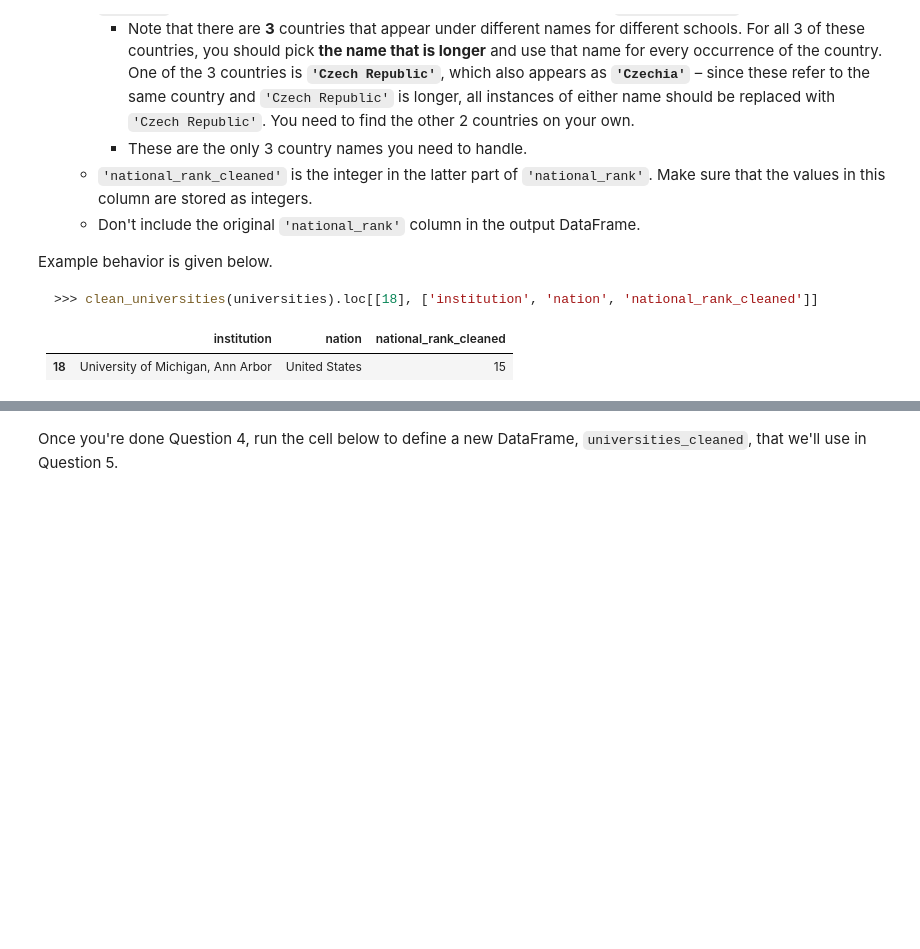
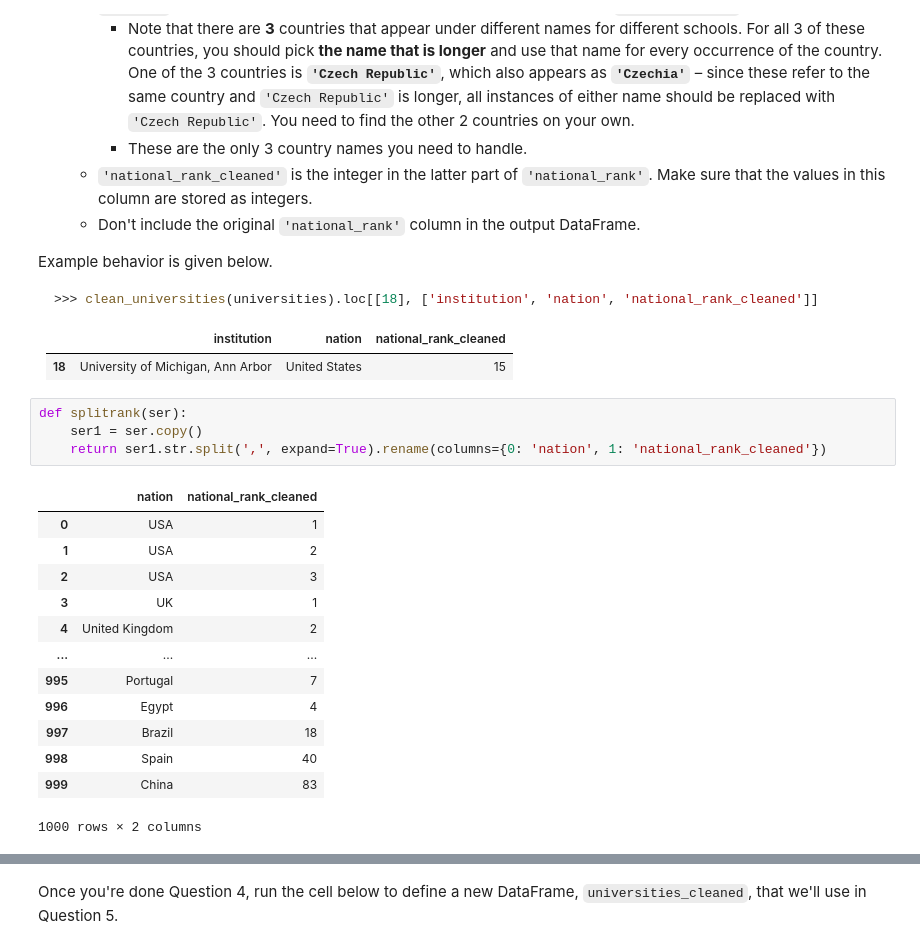
Before and after one commit to omin23/fa24, a Jupyter notebook: homeworks/hw04/hw04.ipynb, the cells around one changed output, grey strips where cells are left out. Saved outputs shown, nothing was run; the diff lists cells and outputs as text; blank space fills up the shorter version.

```diff
--- a/homeworks/hw04/hw04.ipynb
+++ b/homeworks/hw04/hw04.ipynb
@@ -579,4 +625,22 @@ Example behavior is given below.
     </tr>
   </tbody>
 </table>
+# %%
+def splitrank(ser):
+    ser1 = ser.copy()
+    return ser1.str.split(',', expand=True).rename(columns={0: 'nation', 1: 'national_rank_cleaned'})
+# %% [output]
+|  | nation | national_rank_cleaned |
+| 0 | USA | 1 |
+| 1 | USA | 2 |
+| 2 | USA | 3 |
+| 3 | UK | 1 |
+| 4 | United Kingdom | 2 |
+| ... | ... | ... |
+| 995 | Portugal | 7 |
+| 996 | Egypt | 4 |
+| 997 | Brazil | 18 |
+| 998 | Spain | 40 |
+| 999 | China | 83 |
+1000 rows × 2 columns
 # %%
```
Also changed, not shown: parts of 20 cells of this notebook, 4 other files.
